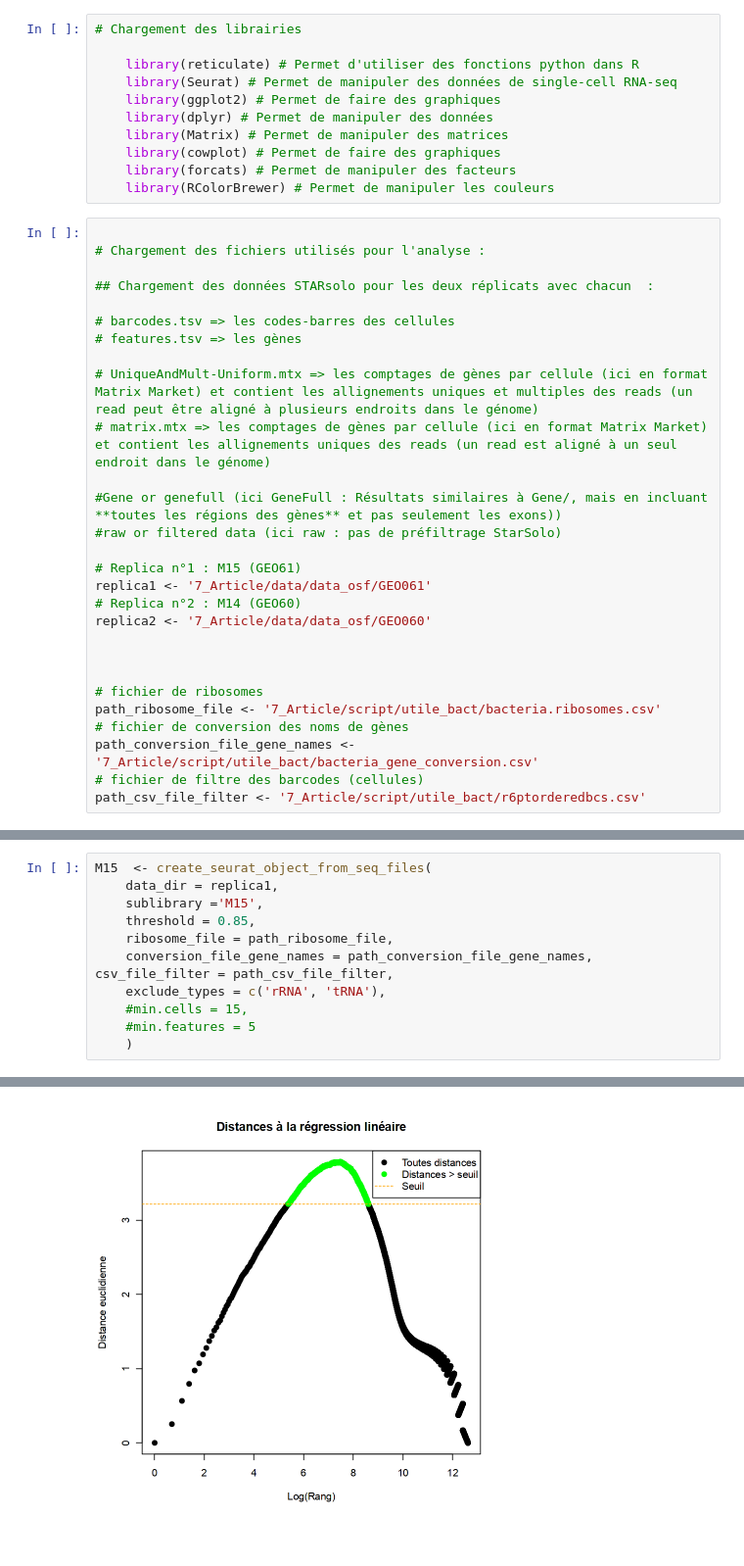
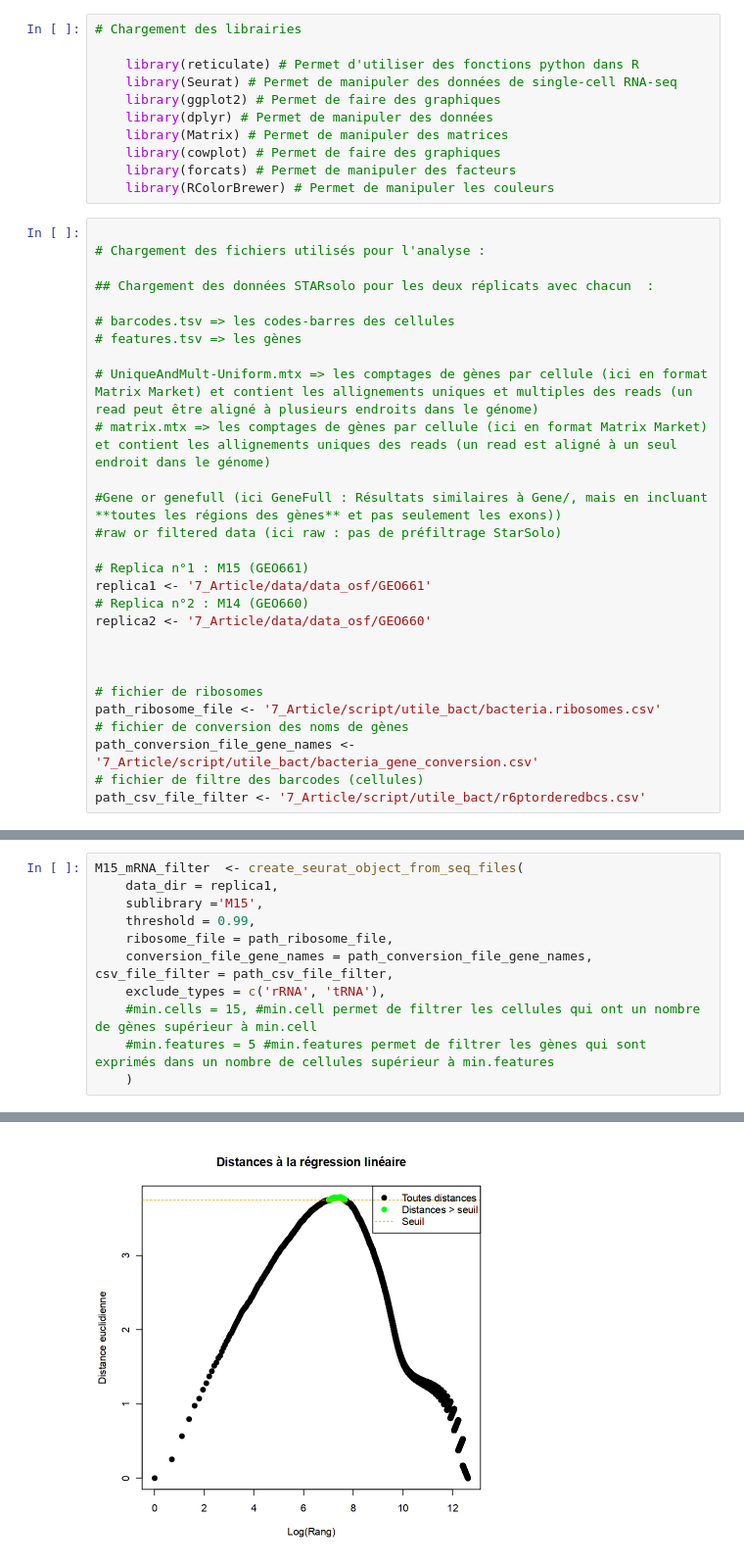
Before and after one commit to vgoupille/DOL_scRNAseq, a Jupyter notebook: 7_Article/script/3_analyse_no_normalisation.ipynb, the cells around one changed output, grey strips where cells are left out. Shown at 98% size. Drawn from its saved outputs; the diff is of its cells as text.

```diff
--- a/7_Article/script/3_analyse_no_normalisation.ipynb
+++ b/7_Article/script/3_analyse_no_normalisation.ipynb
@@ -156,10 +138,10 @@ The following objects are masked from ‘package:base’:
 #Gene or genefull (ici GeneFull : Résultats similaires à Gene/, mais en incluant **toutes les régions des gènes** et pas seulement les exons))
 #raw or filtered data (ici raw : pas de préfiltrage StarSolo)
 
-# Replica n°1 : M15 (GEO61)
-replica1 <- '7_Article/data/data_osf/GEO061'
-# Replica n°2 : M14 (GEO60)
-replica2 <- '7_Article/data/data_osf/GEO060'
+# Replica n°1 : M15 (GEO661)
+replica1 <- '7_Article/data/data_osf/GEO661'
+# Replica n°2 : M14 (GEO660)
+replica2 <- '7_Article/data/data_osf/GEO660'
 
 
 
@@ -172,13 +247,13 @@ path_csv_file_filter <- '7_Article/script/utile_bact/r6ptorderedbcs.csv'
 # %%
-M15  <- create_seurat_object_from_seq_files(
+M15_mRNA_filter  <- create_seurat_object_from_seq_files(
     data_dir = replica1,
     sublibrary ='M15',
-    threshold = 0.85,
+    threshold = 0.99,
     ribosome_file = path_ribosome_file,
     conversion_file_gene_names = path_conversion_file_gene_names, csv_file_filter = path_csv_file_filter,
     exclude_types = c('rRNA', 'tRNA'),
-    #min.cells = 15,
-    #min.features = 5
+    #min.cells = 15, #min.cell permet de filtrer les cellules qui ont un nombre de gènes supérieur à min.cell
+    #min.features = 5 #min.features permet de filtrer les gènes qui sont exprimés dans un nombre de cellules supérieur à min.features
     )
 # %% [output]
 [figure]
@@ -209,4 +284,4 @@ AAGAGATC_CGCATACA_ACTCGTAA   AAGAGATC   108.0139          115   A1        M15
 [1] "Noms des colonnes des métadonnées :"
 [1] "orig.ident"   "nCount_RNA"   "nFeature_RNA" "well"         "sublibrary"
-[figure, old version]
+[figure, new version]
 # %%
```
Also changed, not shown: parts of 19 cells of this notebook, 4 other files.
